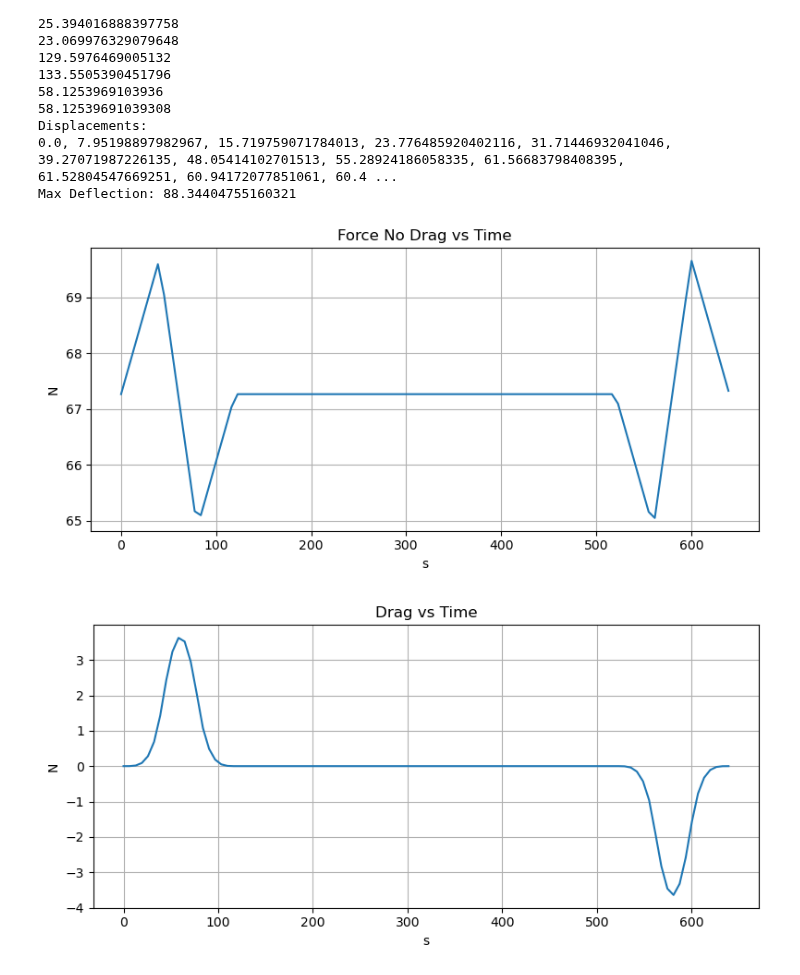
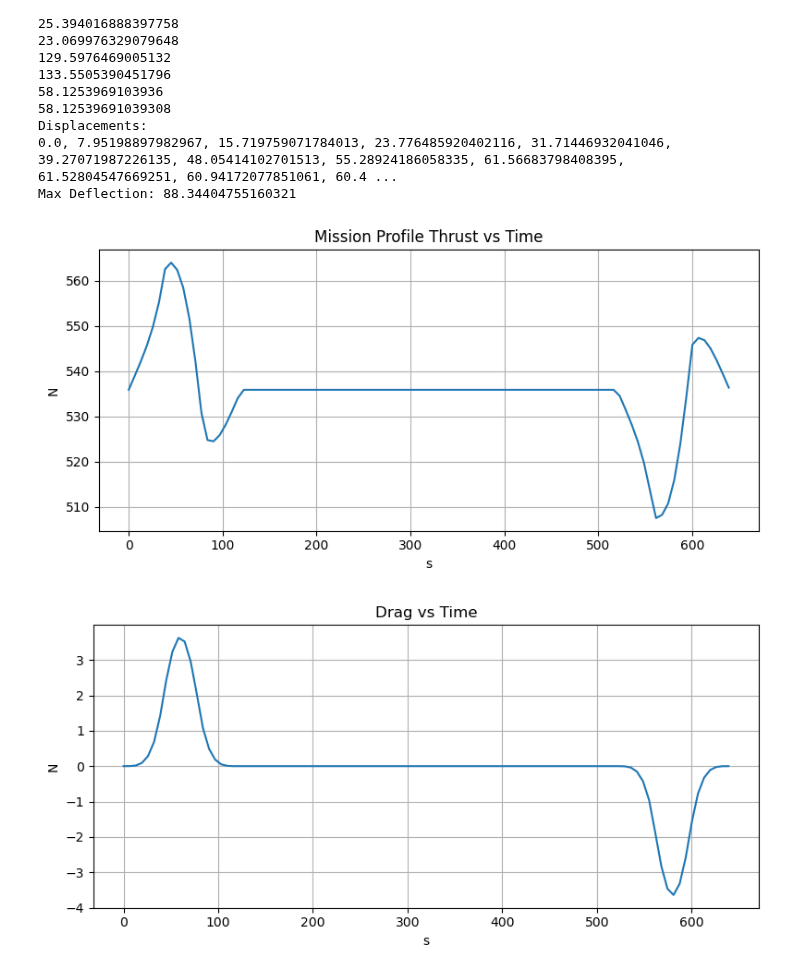
Before and after one commit to NathanielHargan/UAV_Optimization, a Jupyter notebook: Optimization_Experiments.ipynb, the cells around one changed output. Drawn from its saved outputs; the diff is of its cells as text; code cells hidden in the pictures.

```diff
--- a/Optimization_Experiments.ipynb
+++ b/Optimization_Experiments.ipynb
@@ -103,19 +117,28 @@ import pandas as pd
 
 table_path = "Tables/Sensitivity_Testing_Ver_2.csv"
 
-for i in range(8):
+des_var_num = len(x)
+test_num = 2 ** des_var_num
+x2 = np.zeros([test_num,des_var_num])
+
+eps = 0.001
+
+for i in range(test_num):
+    for j in range(des_var_num):
+        sign = 2 * ((i >> j) & 1) - 1
+        print(sign,end=',')
+        x2[i, j] = x[j] * (1 + eps * sign)
+    print("")
+
+
+for i in range(des_var_num):
     case_title = "Case " + str(i)
-    x2 = [
-        ((x[0] - 0.001 * x[0])) if i in (0, 1, 2, 3) else (x[0] + 0.001 * x[0]),
-        ((x[1] - 0.001 * x[1])) if i in (0, 1, 4, 5) else (x[1] + 0.001 * x[1]),
-        ((x[2] - 0.001 * x[2])) if i in (0, 3, 5, 7) else (x[2] + 0.001 * x[2])
-    ]
     print(x2)
-    cons_res_opt, cons_labels_opt = opt.test_results(x2)
-    mass = opt.mass(opt.reform_dvs(x2))
+    cons_res_opt, cons_labels_opt = opt.test_results(x2[i])
+    mass = opt.mass(opt.reform_dvs(x2[i]))
 
     data = {}
-    data.update(opt.reform_dvs(x2))
+    data.update(opt.reform_dvs(x2[i]))
     opt_dictionary = dict(zip(cons_labels_opt, cons_res_opt))
     data.update(opt_dictionary)
     data.update({"mass": mass * 1000})
@@ -341,10 +356,12 @@ plt.show()
 # %%
+### Constraint Tester ###
+
 design_variables = {
     "arm_diameter": x_expanded[0],
     "arm_thickness": x_expanded[1],
     "strut_diameter": x_expanded[2],
-    "strut_thickness": 1.75,
-    "strut_distance": 1100,
+    "strut_thickness": x_expanded[3],
+    "strut_distance": x_expanded[4],
     "hub_radius": x_expanded[5],
     "hub_flange_thickness": x_expanded[6],
     "hub_web_thickness": x_expanded[7]
@@ -987,21 +1071,21 @@ Max Deflection: 88.34404755160321
 # %%
 # force
 plt.figure(figsize=(8, 4))
-plt.title("Force No Drag vs Time")
+plt.title("Mission Profile Thrust vs Time")
 t_range = np.linspace(0, opt.mission_profile.duration-1, 100)
 force = np.zeros(len(t_range))
 for i, t in enumerate(t_range):
     p,v,a = opt.mission_profile.time_solve(t)
-    force[i] =  (a[1] + opt.parameters["gravity"]) * opt.drone_mass / opt.parameters["blade_num"]
+    force[i] =  ((a[1] + opt.parameters["gravity"]) * opt.drone_mass) + (np.sign(v[1]) * (v[1] ** 2) * opt.drone_geometry.projected_surface_area * opt.parameters["air_density"] * opt.parameters["drag_coeff"])
 
 plt.plot(t_range, force)
 plt.grid()
 plt.ylabel("N")
 plt.xlabel("s")
 plt.tight_layout()
 plt.show()
 # %% [output]
-[figure, old version]
+[figure, new version]
 # %%
 
 
```
Also changed, not shown: parts of 28 cells of this notebook, 25 other files.
